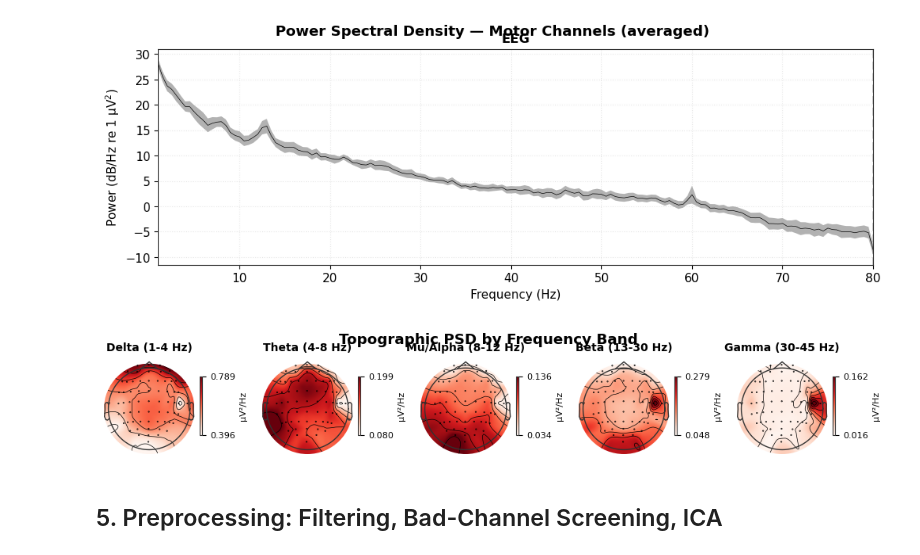
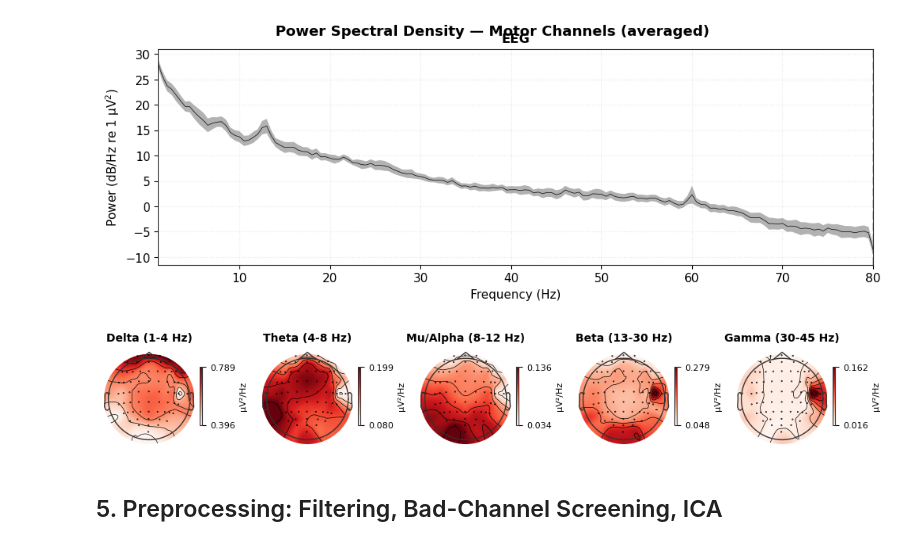
Before and after one commit to alitkbbl/EEG-Motor-Imagery, a Jupyter notebook: eeg_mi.ipynb, the cells around one changed output. Cells and saved outputs as stored; diff of their text form; code cells hidden in the pictures.

```diff
--- a/project.ipynb
+++ b/eeg_mi.ipynb
@@ -132,19 +132,18 @@ plt.show()
 # %%
 bands = {
     'Delta (1-4 Hz)':     (1, 4),
     'Theta (4-8 Hz)':     (4, 8),
     'Mu/Alpha (8-12 Hz)': (8, 12),
     'Beta (13-30 Hz)':    (13, 30),
     'Gamma (30-45 Hz)':   (30, 45),
 }
 
 topo_fig = raw.compute_psd(method='welch', fmin=1, fmax=45).plot_topomap(
     bands=bands, ch_type='eeg', normalize=True, show=False)
-topo_fig.suptitle('Topographic PSD by Frequency Band', y=1.05, fontweight='bold')
 save_fig(topo_fig, 'psd_topomap_bands.png')
 plt.show()
 # %% [output]
-[figure, old version]
+[figure, new version]
 # %% [markdown]
 ## 5. Preprocessing: Filtering, Bad-Channel Screening, ICA
 # %%
```
Also changed, not shown: 2 other files.
